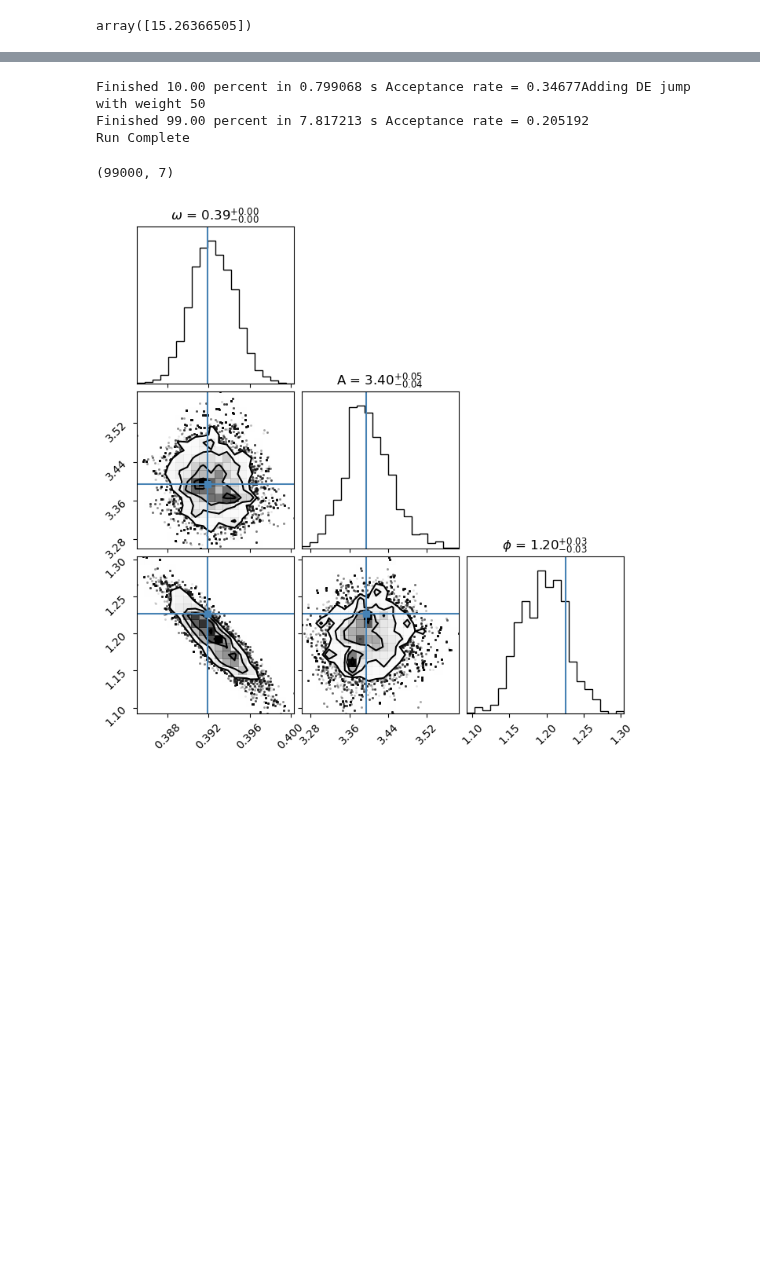
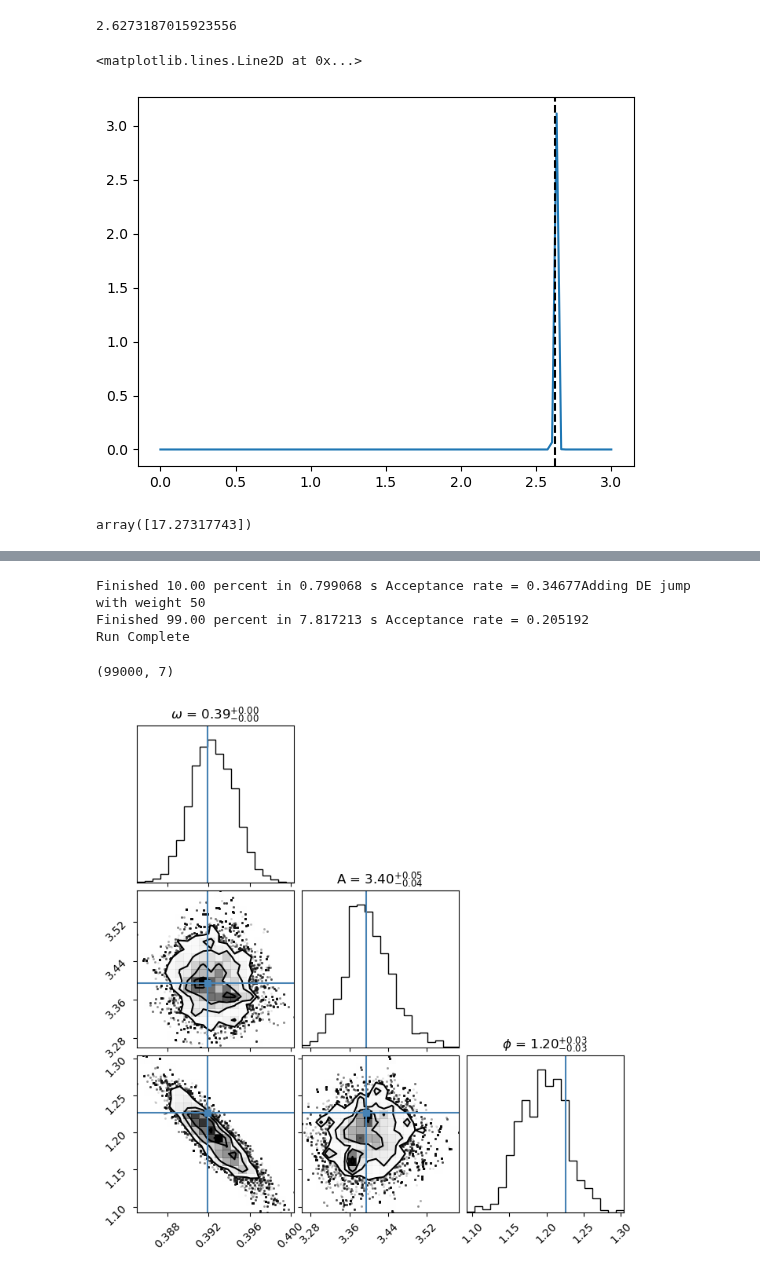
Before and after one commit to AaronDJohnson/impulse_mcmc, a Jupyter notebook: examples/test.ipynb, the cells around one changed output, grey strips where cells are left out. Drawn from its saved outputs; the diff is of its cells as text; code cells hidden in the pictures; blank space fills up the shorter version.

```diff
--- a/examples/test.ipynb
+++ b/examples/test.ipynb
@@ -30 +104,11 @@ ptstate = PTState(137, 31, max_temp=1e7, inf_temp=False)
+# %%
+omega_real
+# %% [output]
+2.6273187015923556
+# %%
+plt.plot(phi, np.sum(np.sum(np.exp(lnpost), axis=1), axis=1))
+plt.axvline(omega_real, color='k', linestyle='--')
+# %% [output]
+<matplotlib.lines.Line2D at 0x...>
+[figure, added]
 # %%
@@ -39,7 +125,7 @@ with open('./chains/chain_1.txt', 'r') as f:
 # %%
-integrated_time(chain[20_000:, 2])
+integrated_time(chain[20_000::1, 2])
 # %% [output]
-array([15.26366505])
+array([17.27317743])
 # %%
 print(omega_real, a_real, phi_real)
 # %% [output]
```
Also changed, not shown: parts of 19 cells of this notebook, 5 other files.
